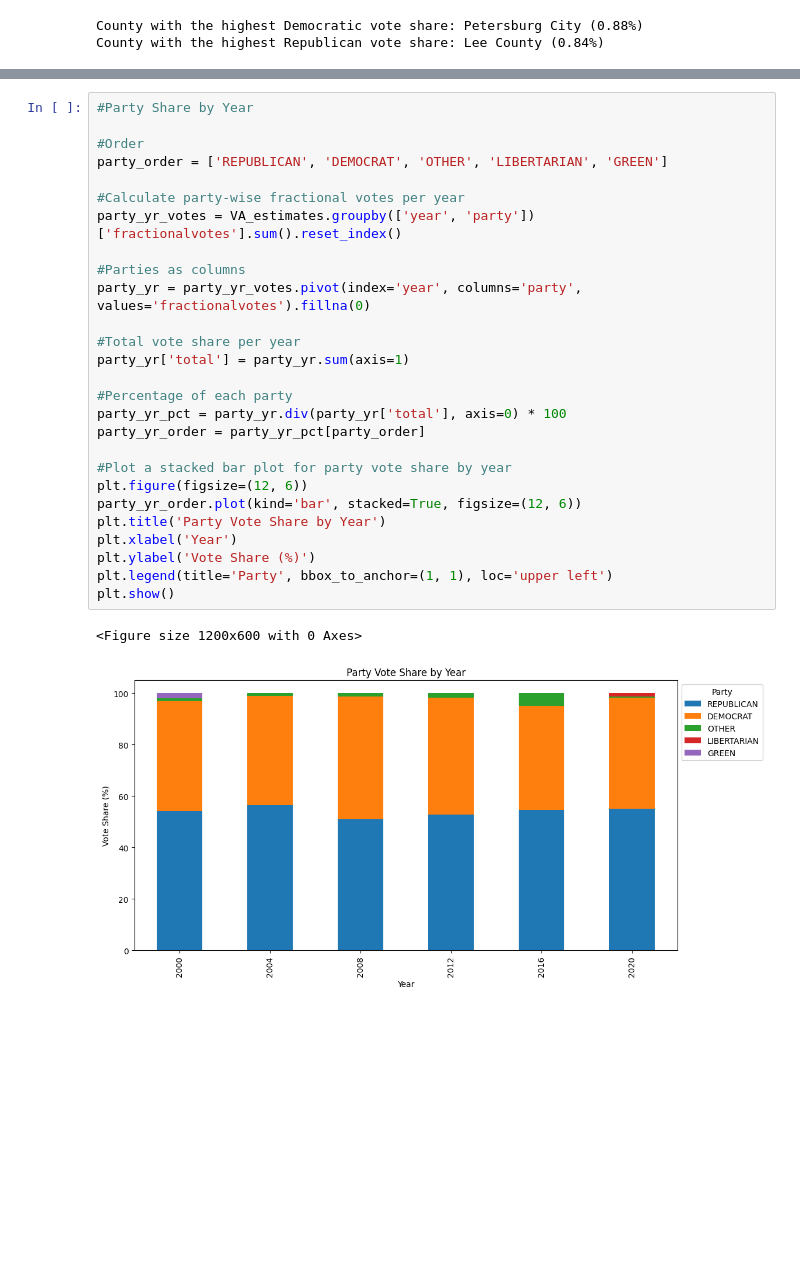
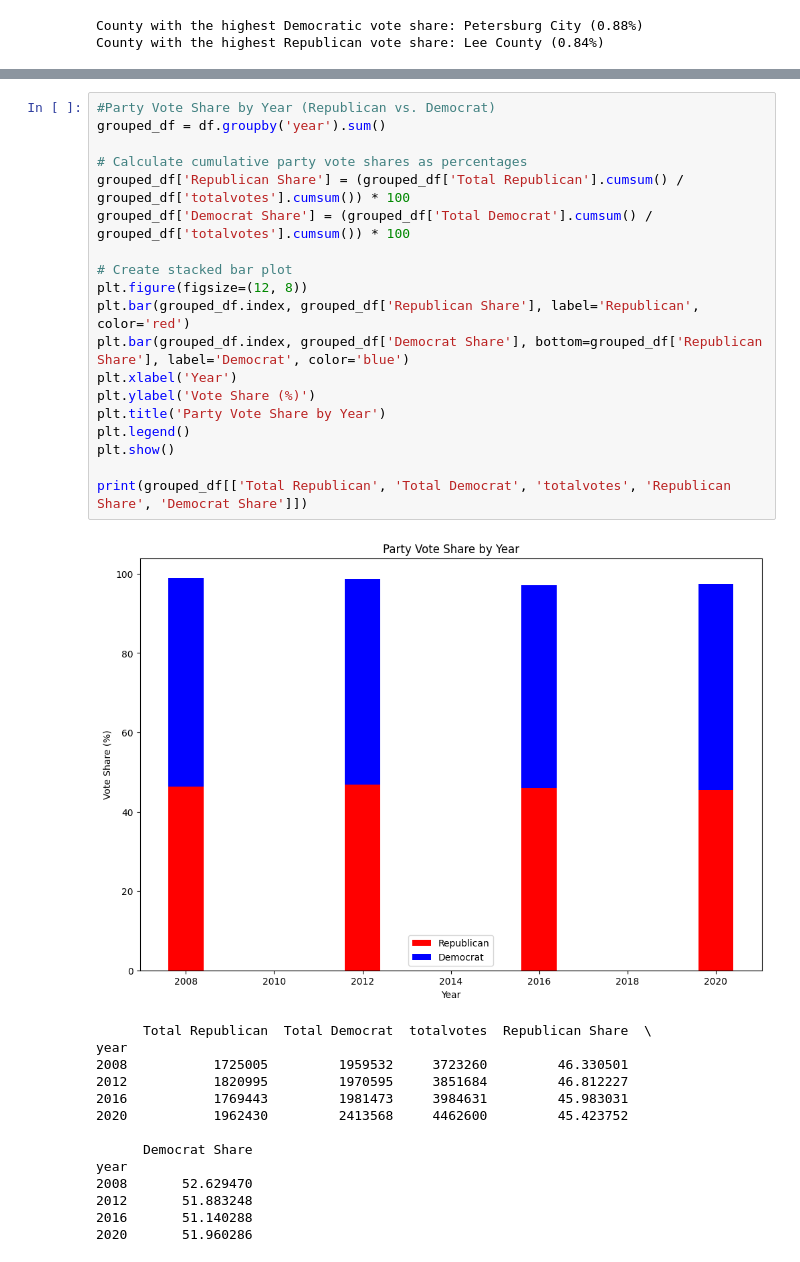
Before and after one commit to Catherine-Nguyen88/project_voting, a Jupyter notebook: Voting_Rhiannon's_Part.ipynb, the cells around one changed output, grey strips where cells are left out. Saved outputs shown, nothing was run; the diff lists cells and outputs as text; blank space fills up the shorter version.

```diff
--- a/Voting_Rhiannon's_Part.ipynb
+++ b/Voting_Rhiannon's_Part.ipynb
@@ -679,33 +645,37 @@ plt.show()
-# %%
-#Party Share by Year
-
-#Order
-party_order = ['REPUBLICAN', 'DEMOCRAT', 'OTHER', 'LIBERTARIAN', 'GREEN']
-
-#Calculate party-wise fractional votes per year
-party_yr_votes = VA_estimates.groupby(['year', 'party'])['fractionalvotes'].sum().reset_index()
-
-#Parties as columns
-party_yr = party_yr_votes.pivot(index='year', columns='party', values='fractionalvotes').fillna(0)
-
-#Total vote share per year
-party_yr['total'] = party_yr.sum(axis=1)
-
-#Percentage of each party
-party_yr_pct = party_yr.div(party_yr['total'], axis=0) * 100
-party_yr_order = party_yr_pct[party_order]
-
-#Plot a stacked bar plot for party vote share by year
-plt.figure(figsize=(12, 6))
-party_yr_order.plot(kind='bar', stacked=True, figsize=(12, 6))
-plt.title('Party Vote Share by Year')
-plt.xlabel('Year')
-plt.ylabel('Vote Share (%)')
-plt.legend(title='Party', bbox_to_anchor=(1, 1), loc='upper left')
-plt.show()
-# %% [output]
-<Figure size 1200x600 with 0 Axes>
-[figure, removed]
+# %%
+#Party Vote Share by Year (Republican vs. Democrat)
+grouped_df = df.groupby('year').sum()
+
+# Calculate cumulative party vote shares as percentages
+grouped_df['Republican Share'] = (grouped_df['Total Republican'].cumsum() / grouped_df['totalvotes'].cumsum()) * 100
+grouped_df['Democrat Share'] = (grouped_df['Total Democrat'].cumsum() / grouped_df['totalvotes'].cumsum()) * 100
+
+# Create stacked bar plot
+plt.figure(figsize=(12, 8))
+plt.bar(grouped_df.index, grouped_df['Republican Share'], label='Republican', color='red')
+plt.bar(grouped_df.index, grouped_df['Democrat Share'], bottom=grouped_df['Republican Share'], label='Democrat', color='blue')
+plt.xlabel('Year')
+plt.ylabel('Vote Share (%)')
+plt.title('Party Vote Share by Year')
+plt.legend()
+plt.show()
+
+print(grouped_df[['Total Republican', 'Total Democrat', 'totalvotes', 'Republican Share', 'Democrat Share']])
+# %% [output]
+[figure, added]
+      Total Republican  Total Democrat  totalvotes  Republican Share  \
+year
+2008           1725005         1959532     3723260         46.330501
+2012           1820995         1970595     3851684         46.812227
+2016           1769443         1981473     3984631         45.983031
+2020           1962430         2413568     4462600         45.423752
+
+      Democrat Share
+year
+2008       52.629470
+2012       51.883248
+2016       51.140288
+2020       51.960286
 # %%
 #Count-Wide Votes by year
 #Calculate total votes per county and year
```
Also changed, not shown: parts of 15 cells of this notebook.
